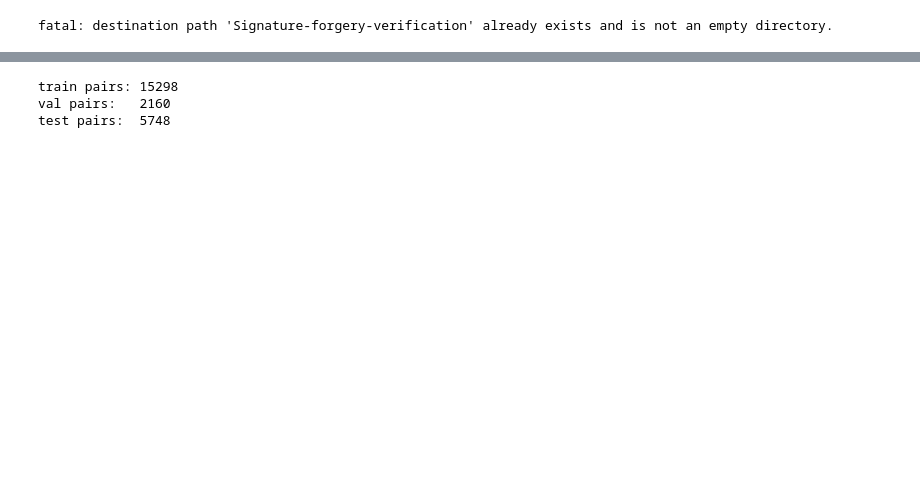
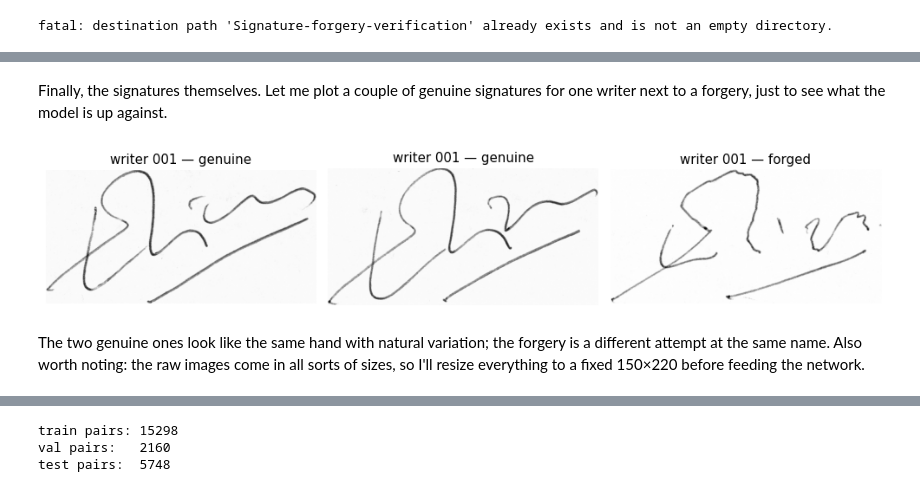
Before and after one commit to goyashek/signature-forgery-verification, a Jupyter notebook: notebooks/01_plain_cnn.ipynb, the cells around one changed output, grey strips where cells are left out. Cells and saved outputs as stored; diff of their text form; code cells hidden in the pictures; blank space fills up the shorter version.

```diff
--- a/notebooks/01_plain_cnn.ipynb
+++ b/notebooks/01_plain_cnn.ipynb
@@ -51,0 +57,8 @@ has never seen — which is the whole point of a verification system.
+# %%
+all_dirs = sorted(d for d in os.listdir(IMG_DIR) if os.path.isdir(os.path.join(IMG_DIR, d)))
+genuine_dirs = [d for d in all_dirs if not d.endswith('_forg')]
+forg_dirs    = [d for d in all_dirs if d.endswith('_forg')]
+
+print('genuine writer folders:', len(genuine_dirs))
+print('forgery folders:       ', len(forg_dirs))
+print('first few writers:', genuine_dirs[:6])
@@ -51,0 +137,26 @@ has never seen — which is the whole point of a verification system.
+# %% [markdown]
+Finally, the signatures themselves. Let me plot a couple of genuine signatures
+for one writer next to a forgery, just to see what the model is up against.
+# %%
+writer = genuine_dirs[0]
+gen_files  = sorted(f for f in os.listdir(os.path.join(IMG_DIR, writer)) if f.lower().endswith(('.png', '.jpg')))
+forg_files = sorted(f for f in os.listdir(os.path.join(IMG_DIR, writer + '_forg')) if f.lower().endswith(('.png', '.jpg')))
+
+fig, axes = plt.subplots(1, 3, figsize=(11, 3))
+axes[0].imshow(cv2.imread(os.path.join(IMG_DIR, writer, gen_files[0]), 0), cmap='gray')
+axes[0].set_title(f'writer {writer} — genuine')
+axes[1].imshow(cv2.imread(os.path.join(IMG_DIR, writer, gen_files[1]), 0), cmap='gray')
+axes[1].set_title(f'writer {writer} — genuine')
+axes[2].imshow(cv2.imread(os.path.join(IMG_DIR, writer + '_forg', forg_files[0]), 0), cmap='gray')
+axes[2].set_title(f'writer {writer} — forged')
+for ax in axes:
+    ax.axis('off')
+plt.tight_layout()
+plt.show()
+# %% [output]
+[figure, added]
+# %% [markdown]
+The two genuine ones look like the same hand with natural variation; the
+forgery is a different attempt at the same name. Also worth noting: the raw images
+come in all sorts of sizes, so I'll resize everything to a fixed 150×220 before
+feeding the network.
```
Also changed, not shown: parts of 37 cells of this notebook.
